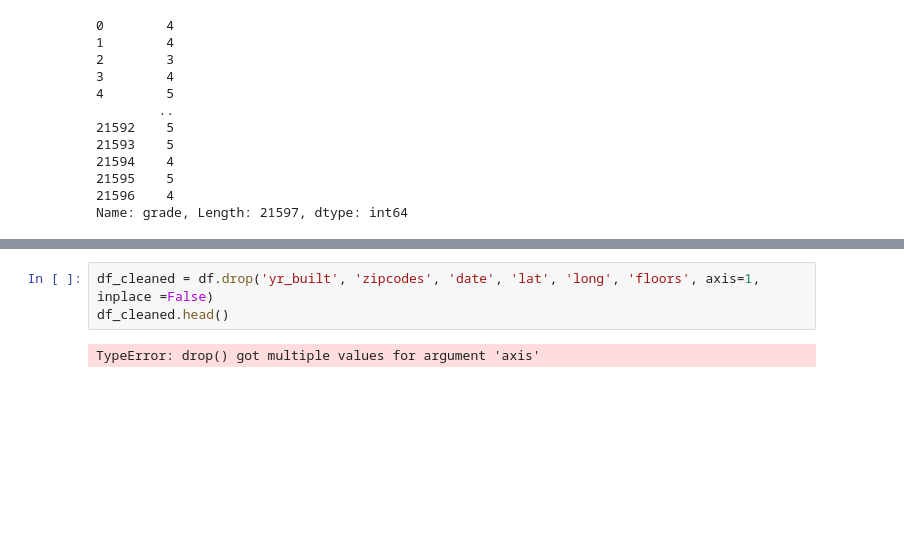
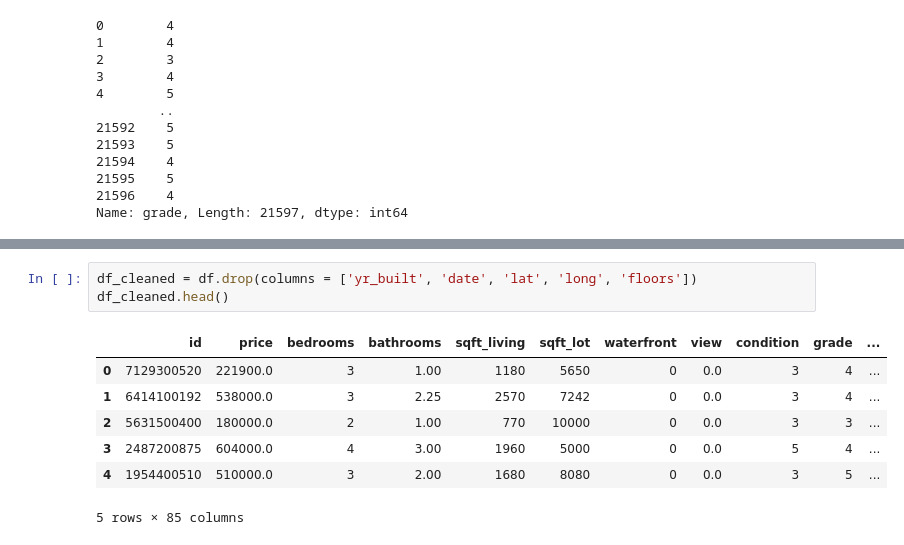
Before and after one commit to jeffreytoller/dsc-phase-2-project-v2-3, a Jupyter notebook: Yani/student-Copy1.ipynb, the cells around one changed output, grey strips where cells are left out. Drawn from its saved outputs; the diff is of its cells as text; blank space fills up the shorter version.

```diff
--- a/Yani/student-Copy1.ipynb
+++ b/Yani/student-Copy1.ipynb
@@ -330,5 +287,11 @@ Name: zipcode, Length: 70, dtype: int64
 # %%
-df_cleaned = df.drop('yr_built', 'zipcodes', 'date', 'lat', 'long', 'floors', axis=1, inplace =False)
+df_cleaned = df.drop(columns = ['yr_built', 'date', 'lat', 'long', 'floors'])
 df_cleaned.head()
 # %% [output]
+|  | id | price | bedrooms | bathrooms | sqft_living | sqft_lot | waterfront | view | condition | grade | ... |
+| 0 | 7129300520 | 221900.0 | 3 | 1.00 | 1180 | 5650 | 0 | 0.0 | 3 | 4 | ... |
+| 1 | 6414100192 | 538000.0 | 3 | 2.25 | 2570 | 7242 | 0 | 0.0 | 3 | 4 | ... |
+| 2 | 5631500400 | 180000.0 | 2 | 1.00 | 770 | 10000 | 0 | 0.0 | 3 | 3 | ... |
+| 3 | 2487200875 | 604000.0 | 4 | 3.00 | 1960 | 5000 | 0 | 0.0 | 5 | 4 | ... |
+| 4 | 1954400510 | 510000.0 | 3 | 2.00 | 1680 | 8080 | 0 | 0.0 | 3 | 5 | ... |
-TypeError: drop() got multiple values for argument 'axis'
+5 rows × 85 columns
```
Also changed, not shown: parts of 8 cells of this notebook, 2 other files.
